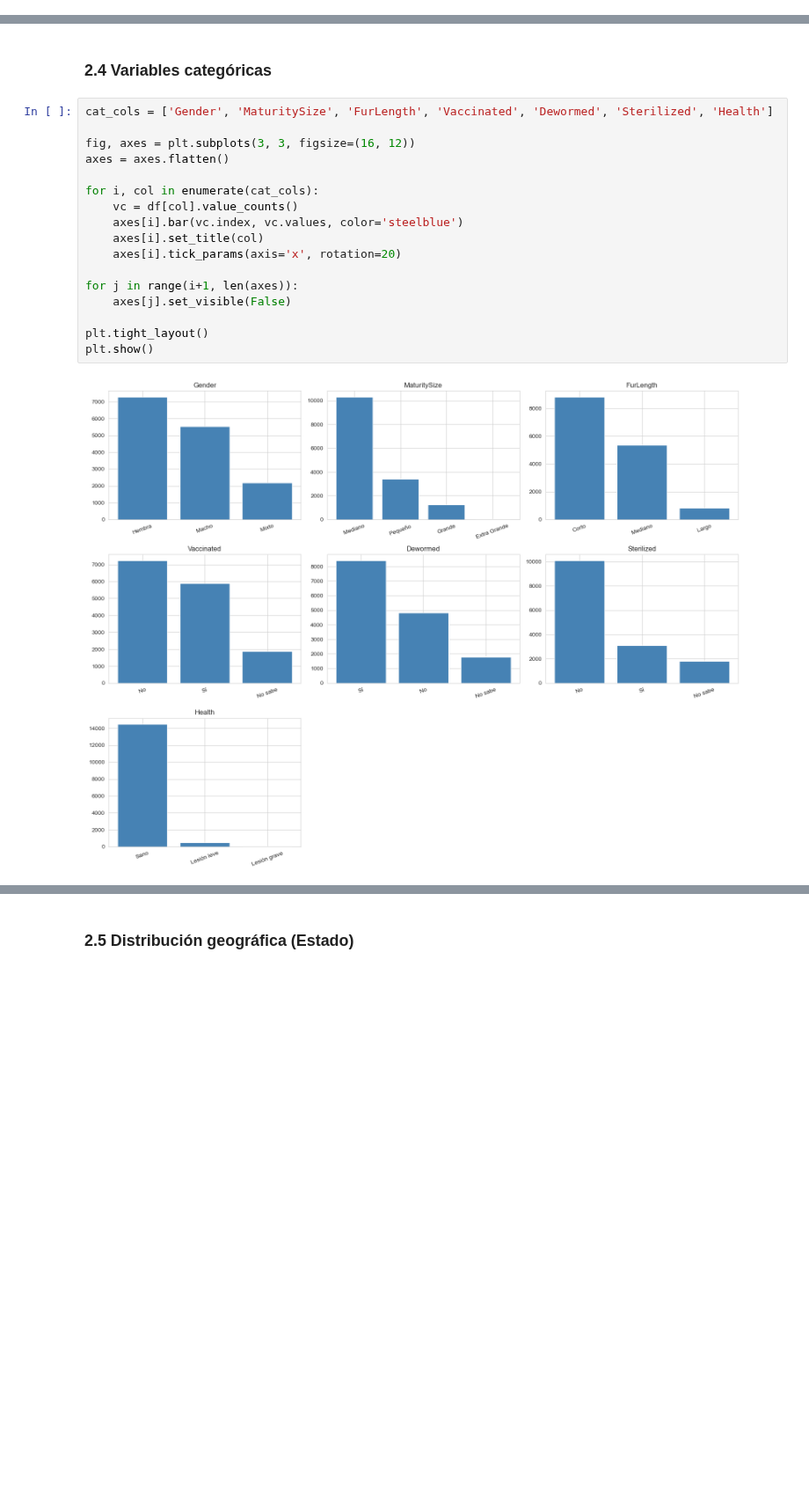
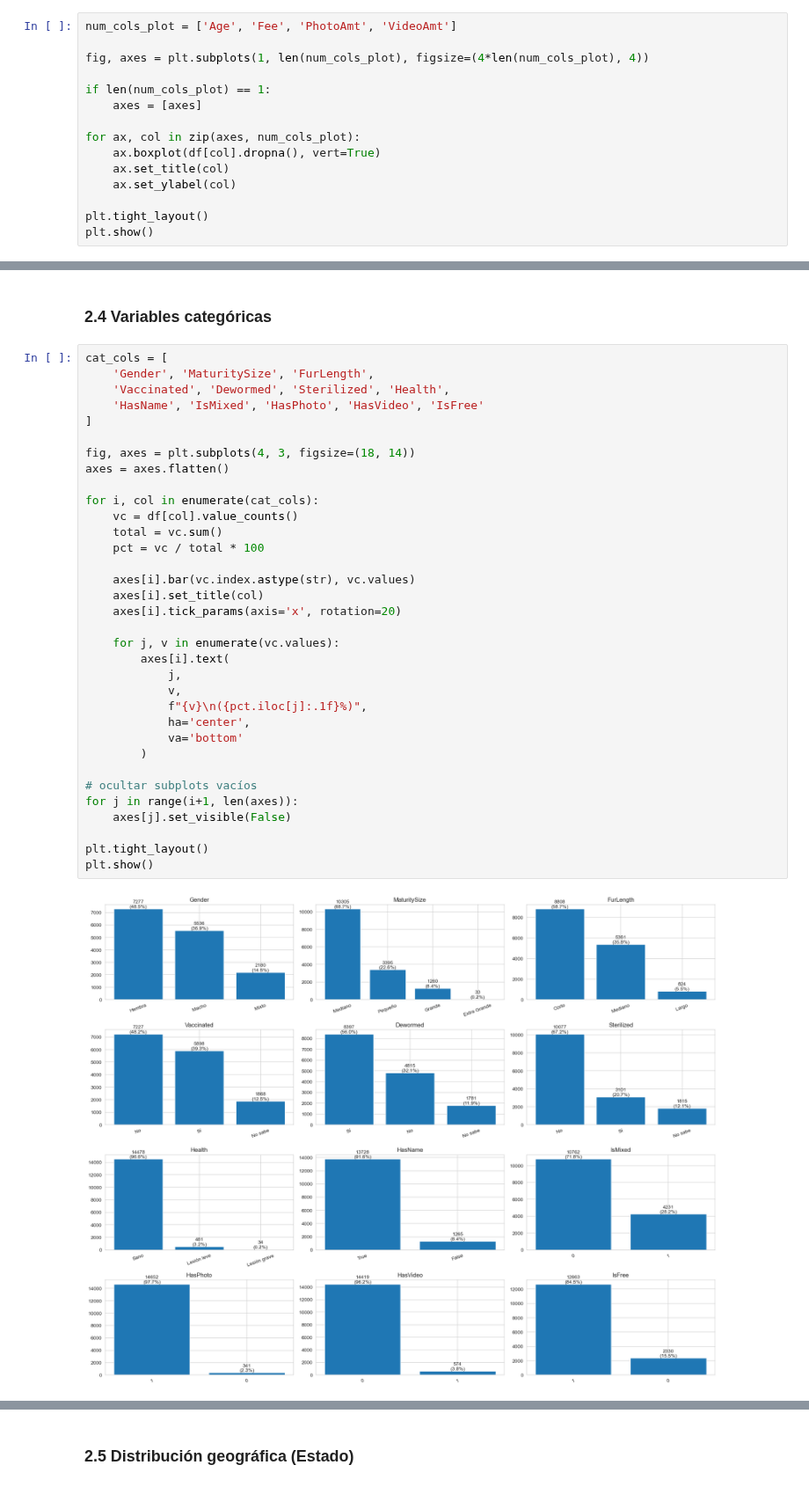
Before and after one commit to patriciasandagorda/UA_MDM_Labo2_Grupo2, a Jupyter notebook: EDA/04_EDA_PetFinder.ipynb, the cells around one changed output, grey strips where cells are left out. Shown at 88% size. Saved outputs shown, nothing was run; the diff lists cells and outputs as text; blank space fills up the shorter version.

```diff
--- a/EDA/04_EDA_PetFinder.ipynb
+++ b/EDA/04_EDA_PetFinder.ipynb
@@ -262,0 +324,15 @@ plt.show()
+# %%
+num_cols_plot = ['Age', 'Fee', 'PhotoAmt', 'VideoAmt']
+
+fig, axes = plt.subplots(1, len(num_cols_plot), figsize=(4*len(num_cols_plot), 4))
+
+if len(num_cols_plot) == 1:
+    axes = [axes]
+
+for ax, col in zip(axes, num_cols_plot):
+    ax.boxplot(df[col].dropna(), vert=True)
+    ax.set_title(col)
+    ax.set_ylabel(col)
+
+plt.tight_layout()
+plt.show()
@@ -276,21 +361,38 @@ df[num_cols].describe().round(2)
 # %% [markdown]
 ### 2.4 Variables categóricas
 # %%
-cat_cols = ['Gender', 'MaturitySize', 'FurLength', 'Vaccinated', 'Dewormed', 'Sterilized', 'Health']
+cat_cols = [
+    'Gender', 'MaturitySize', 'FurLength',
+    'Vaccinated', 'Dewormed', 'Sterilized', 'Health',
+    'HasName', 'IsMixed', 'HasPhoto', 'HasVideo', 'IsFree'
+]
 
-fig, axes = plt.subplots(3, 3, figsize=(16, 12))
+fig, axes = plt.subplots(4, 3, figsize=(18, 14))
 axes = axes.flatten()
 
 for i, col in enumerate(cat_cols):
     vc = df[col].value_counts()
-    axes[i].bar(vc.index, vc.values, color='steelblue')
+    total = vc.sum()
+    pct = vc / total * 100
+
+    axes[i].bar(vc.index.astype(str), vc.values)
     axes[i].set_title(col)
     axes[i].tick_params(axis='x', rotation=20)
 
+    for j, v in enumerate(vc.values):
+        axes[i].text(
+            j,
+            v,
+            f"{v}\n({pct.iloc[j]:.1f}%)",
+            ha='center',
+            va='bottom'
+        )
+
+# ocultar subplots vacíos
 for j in range(i+1, len(axes)):
     axes[j].set_visible(False)
 
 plt.tight_layout()
 plt.show()
 # %% [output]
-[figure, old version]
+[figure, new version]
```
Also changed, not shown: parts of 45 cells of this notebook.
